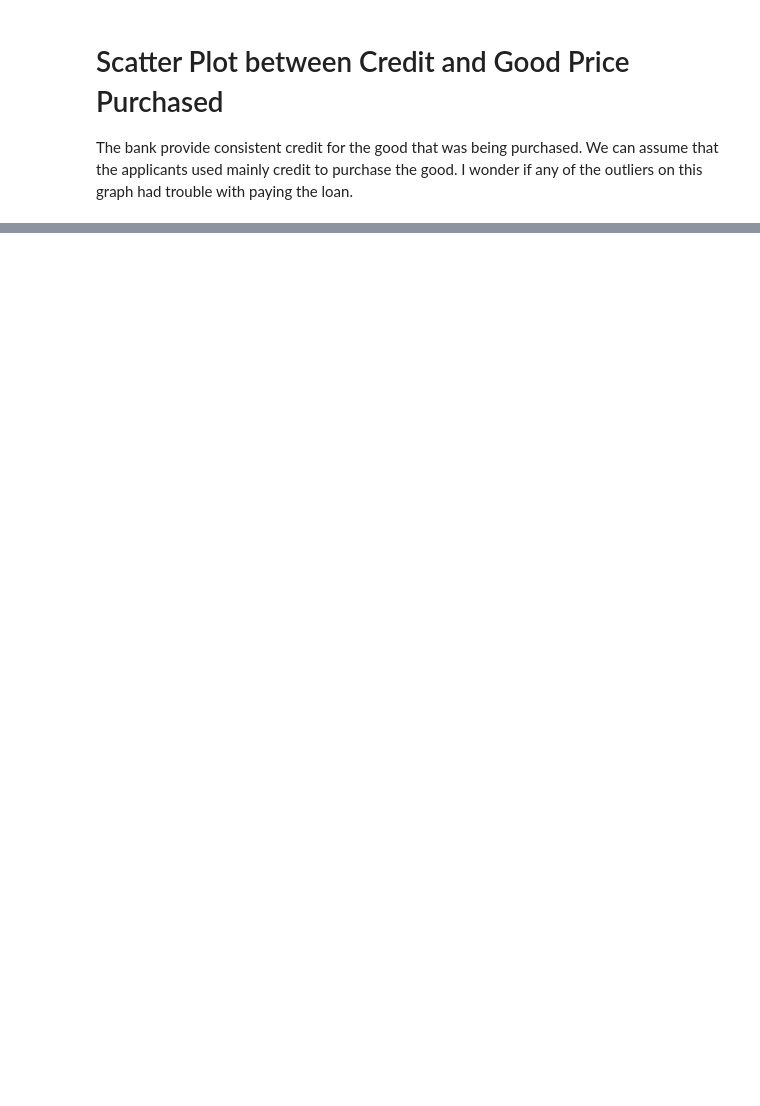
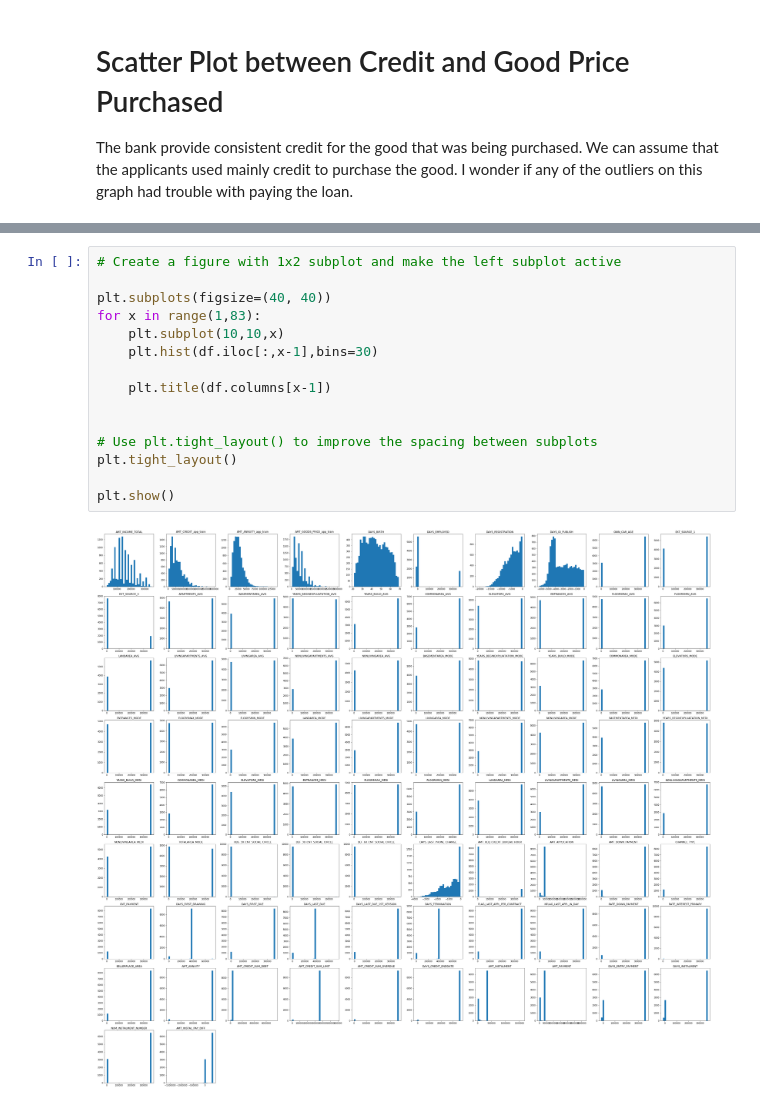
Before and after one commit to nervster/CapstoneProject1, a Jupyter notebook: Capstone1_Data_StoryTelling.ipynb, the cells around one changed output, grey strips where cells are left out. Cells and saved outputs as stored; diff of their text form; blank space fills up the shorter version.

```diff
--- a/Capstone1_Data_StoryTelling.ipynb
+++ b/Capstone1_Data_StoryTelling.ipynb
@@ -205,3 +205,20 @@ df[['AMT_CREDIT_app_train','AMT_GOODS_PRICE_app_train']].corr()
 |  | AMT_CREDIT_app_train | AMT_GOODS_PRICE_app_train |
 | AMT_CREDIT_app_train | 1.000000 | 0.986077 |
 | AMT_GOODS_PRICE_app_train | 0.986077 | 1.000000 |
+# %%
+# Create a figure with 1x2 subplot and make the left subplot active
+
+plt.subplots(figsize=(40, 40))
+for x in range(1,83):
+    plt.subplot(10,10,x)
+    plt.hist(df.iloc[:,x-1],bins=30)
+
+    plt.title(df.columns[x-1])
+
+
+# Use plt.tight_layout() to improve the spacing between subplots
+plt.tight_layout()
+
+plt.show()
+# %% [output]
+[figure, added]
```
Also changed, not shown: parts of 2 cells of this notebook.
